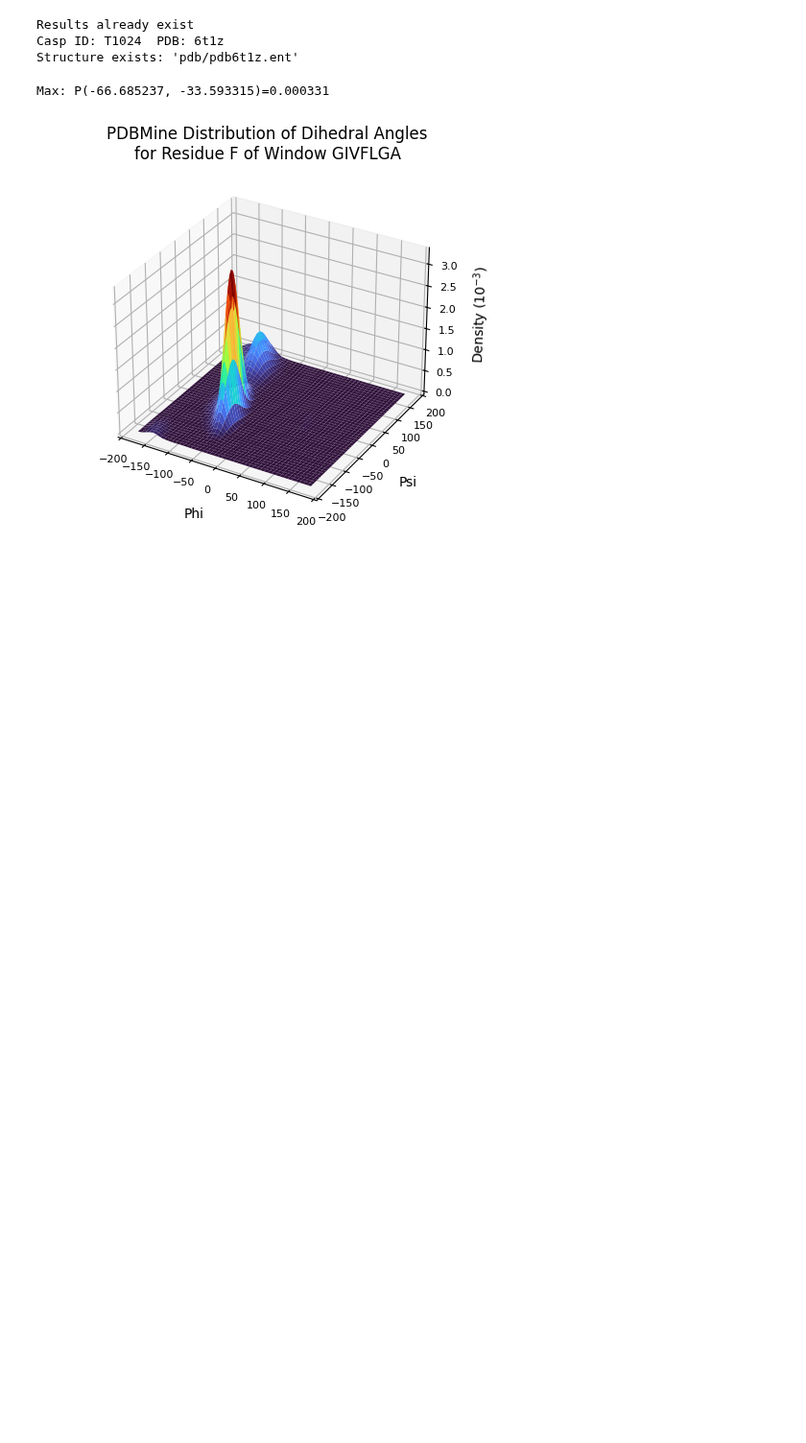
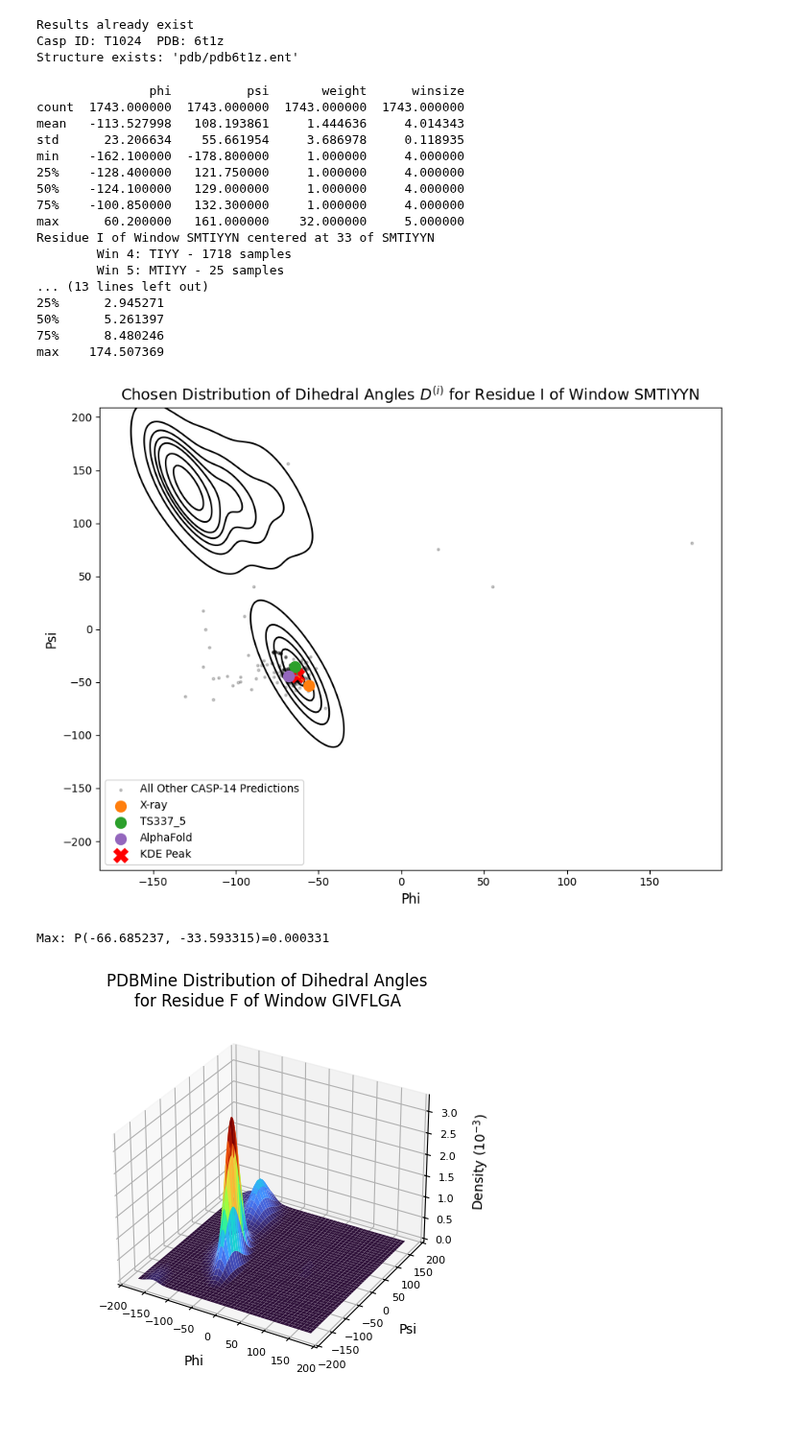
Before and after one commit to Musa-Azeem/protein-dihedral-visualization, a Jupyter notebook: 180_investigation.ipynb, the cells around one changed output. Shown at 96% size. Saved outputs shown, nothing was run; the diff lists cells and outputs as text; code cells hidden in the pictures; blank space fills up the shorter version.

```diff
--- a/180_investigation.ipynb
+++ b/180_investigation.ipynb
@@ -22,6 +45,7 @@ da = DihedralAdherence(
     proteins[0], [4,5,6,7], PDBMINE_URL, PROJECT_DIR, kdews=[1,32,64,128], mode='kde_af'
 )
 da.load_results()
+da.load_results_da()
 # da.compute_das(replace=True)
 # %% [output]
 Results already exist
@@ -32,3 +54,24 @@ from sklearn.cluster import MeanShift
+# %%
+da.plot_da_for_seq('SMTIYYN')
+# %% [output]
+               phi          psi       weight      winsize
+count  1743.000000  1743.000000  1743.000000  1743.000000
+mean   -113.527998   108.193861     1.444636     4.014343
+std      23.206634    55.661954     3.686978     0.118935
+min    -162.100000  -178.800000     1.000000     4.000000
+25%    -128.400000   121.750000     1.000000     4.000000
+50%    -124.100000   129.000000     1.000000     4.000000
+75%    -100.850000   132.300000     1.000000     4.000000
+max      60.200000   161.000000    32.000000     5.000000
+Residue I of Window SMTIYYN centered at 33 of SMTIYYN
+        Win 4: TIYY - 1718 samples
+        Win 5: MTIYY - 25 samples
+... (13 lines left out)
+25%      2.945271
+50%      5.261397
+75%      8.480246
+max    174.507369
+[figure, added]
 # %%
 from lib.utils import get_phi_psi_dist
 
```
Also changed, not shown: parts of 8 cells of this notebook, 4 other files.
